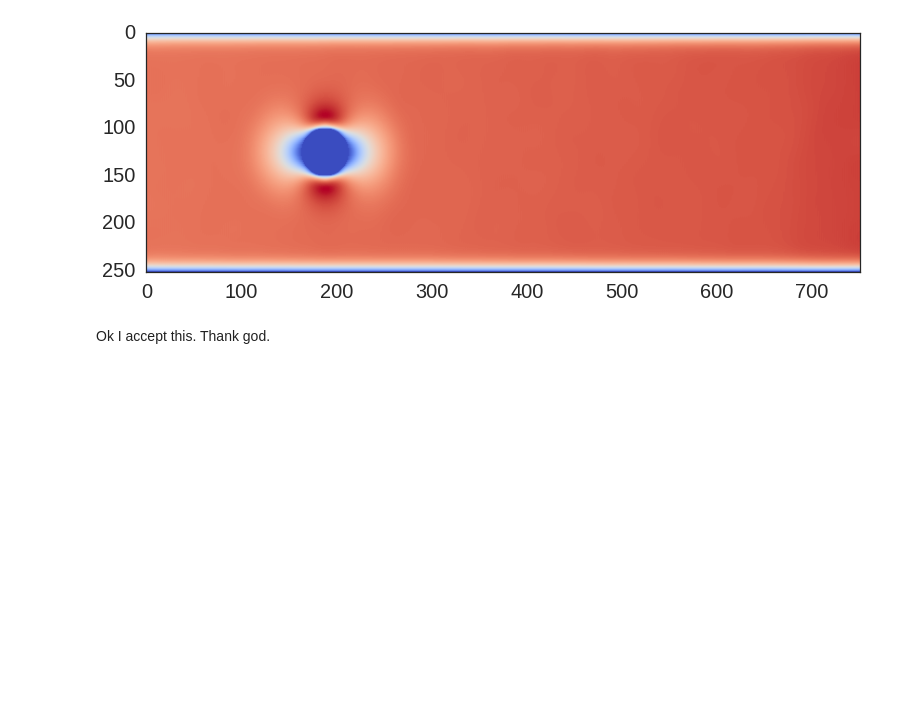
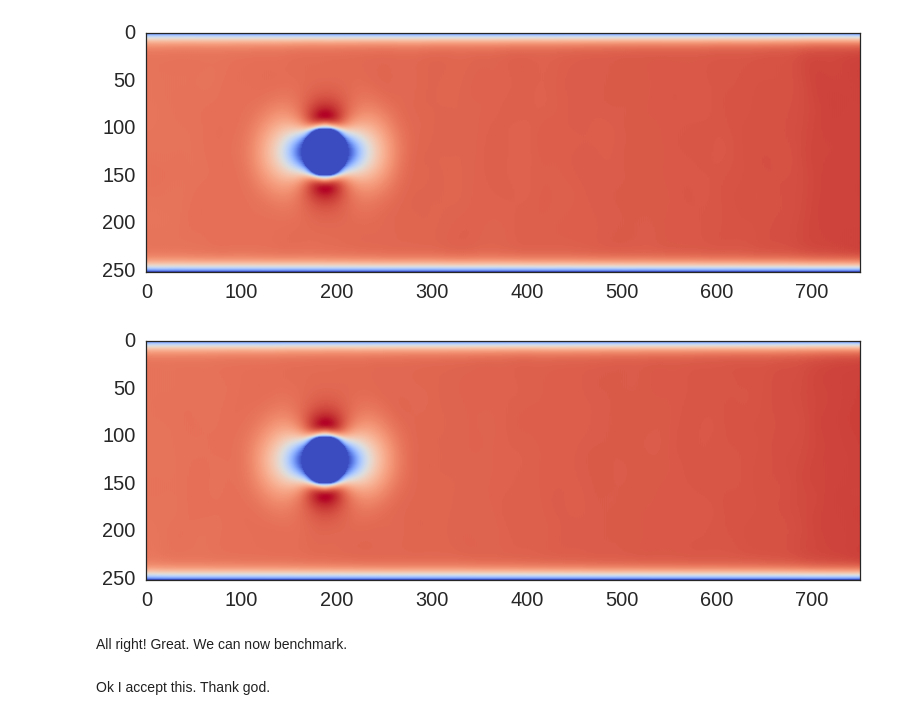
Before and after one commit to latticeboltzmann/2d-lb, a Jupyter notebook: docs/python_cython_opencl_comparison.ipynb, the cells around one changed output. Cells and saved outputs as stored; diff of their text form; code cells hidden in the pictures; blank space fills up the shorter version.

Commit message:
Python dimensionless code works. Great.

```diff
--- a/docs/python_cython_opencl_comparison.ipynb
+++ b/docs/python_cython_opencl_comparison.ipynb
@@ -70,3 +67,7 @@ Reynolds number: 1.5625
 inlet rho: 1.09228288
 outlet rho: 1.0
 omega 0.413223140496
+# %%
+sim_python = lb_python.Pipe_Flow_Cylinder(diameter=D, rho=rho, viscosity=nu, pressure_grad=pressure_grad, pipe_length=pipe_length,
+                                          cylinder_center=cylinder_center, cylinder_radius=cylinder_radius,
+                                          N=25, time_prefactor=1.)
@@ -85,6 +93,15 @@ plt.imshow(sim_cython.u.T, cmap=cm.coolwarm)
 plt.grid(False)
 # %% [output]
 [figure]
+# %%
+sim_python.run(100)
+# %%
+plt.imshow(sim_python.u.T, cmap=cm.coolwarm)
+plt.grid(False)
+# %% [output]
+[figure, added]
+# %% [markdown]
+All right! Great. We can now benchmark.
 # %% [markdown]
 Ok I accept this. Thank god.
 # %%
```
Also changed, not shown: parts of 3 cells of this notebook, 1 other file.
